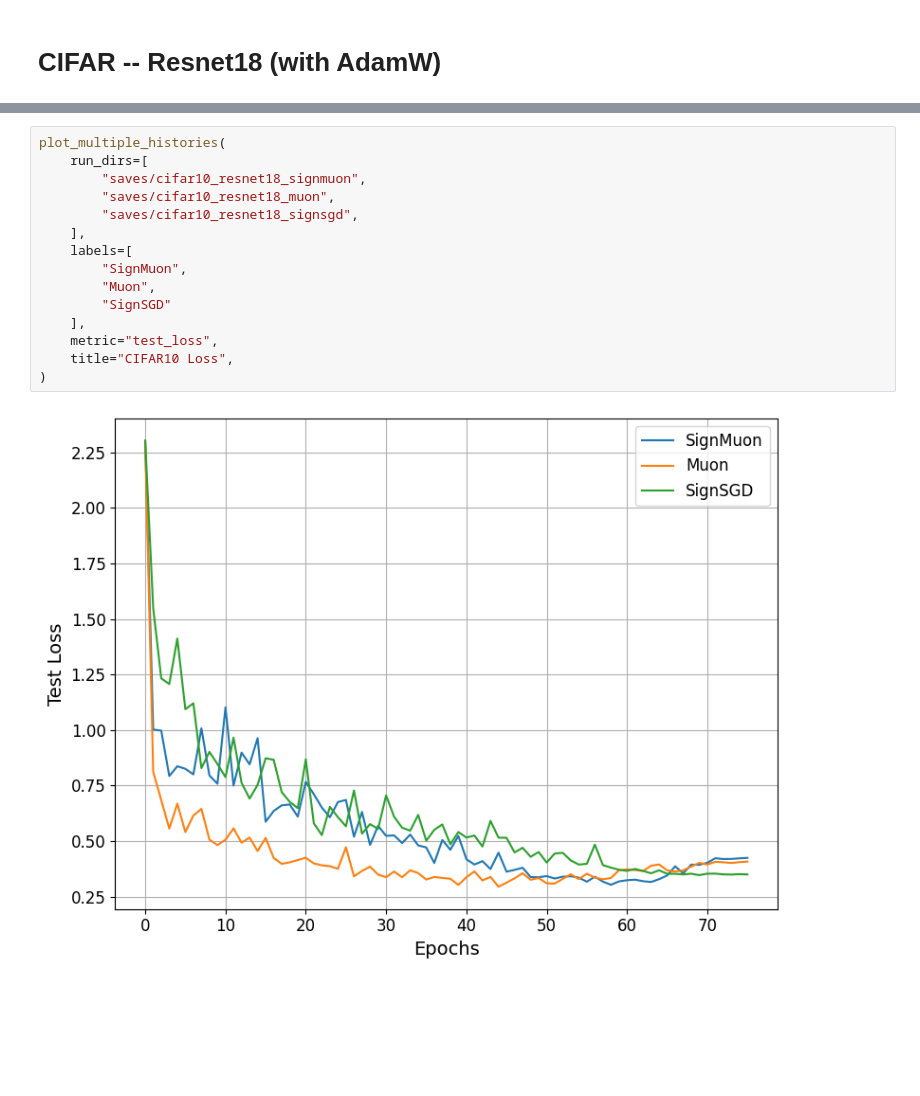
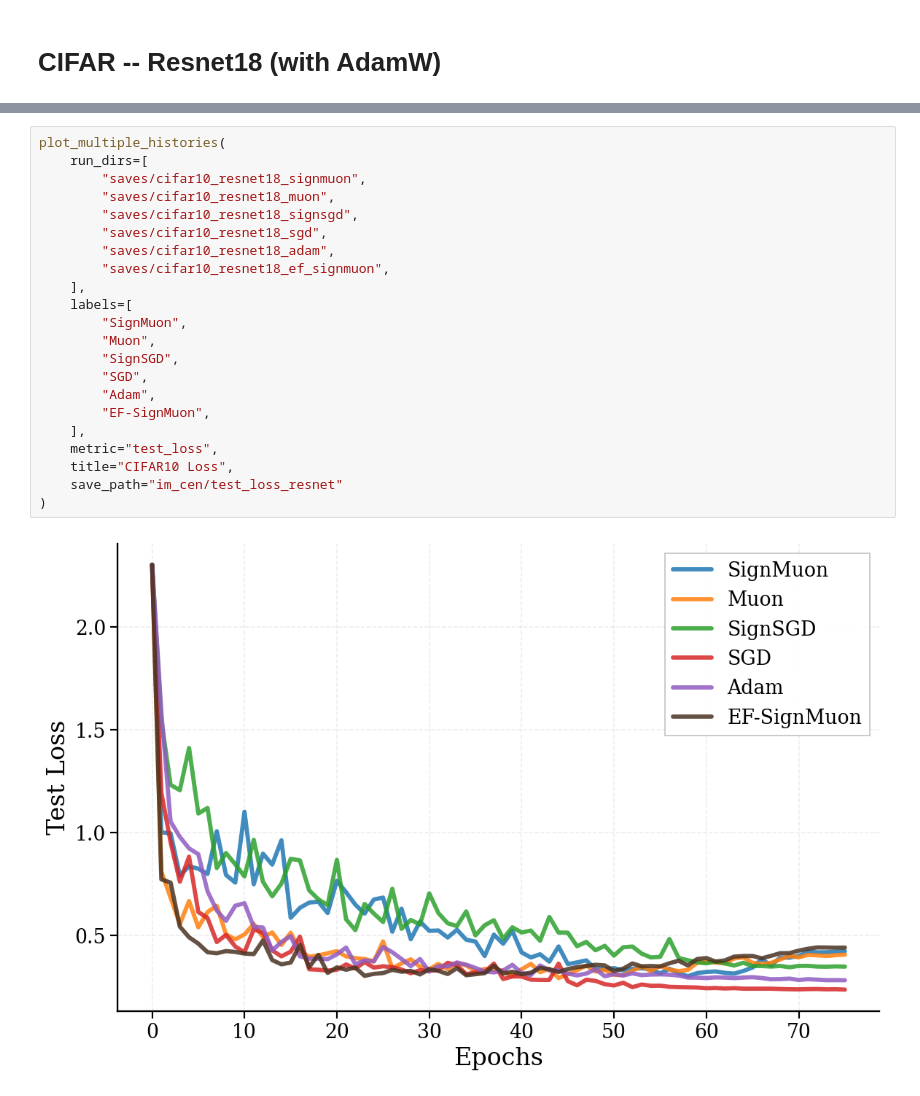
Before and after one commit to intsystems/2026-Project-203, a Jupyter notebook: code/plot.ipynb, the cells around one changed output, grey strips where cells are left out. Drawn from its saved outputs; the diff is of its cells as text; blank space fills up the shorter version.

```diff
--- a/code/plot.ipynb
+++ b/code/plot.ipynb
@@ -522,20 +513,27 @@ plot_multiple_histories(
 # %%
 plot_multiple_histories(
     run_dirs=[
         "saves/cifar10_resnet18_signmuon",
         "saves/cifar10_resnet18_muon",
         "saves/cifar10_resnet18_signsgd",
+        "saves/cifar10_resnet18_sgd",
+        "saves/cifar10_resnet18_adam",
+        "saves/cifar10_resnet18_ef_signmuon",
     ],
     labels=[
         "SignMuon",
         "Muon",
-        "SignSGD"
+        "SignSGD",
+        "SGD",
+        "Adam",
+        "EF-SignMuon",
     ],
     metric="test_loss",
     title="CIFAR10 Loss",
+    save_path="im_cen/test_loss_resnet"
 )
 # %% [output]
-[figure, old version]
+[figure, new version]
 # %%
 plot_multiple_histories(
     run_dirs=[
```
Also changed, not shown: parts of 21 cells of this notebook, 24 other files.
